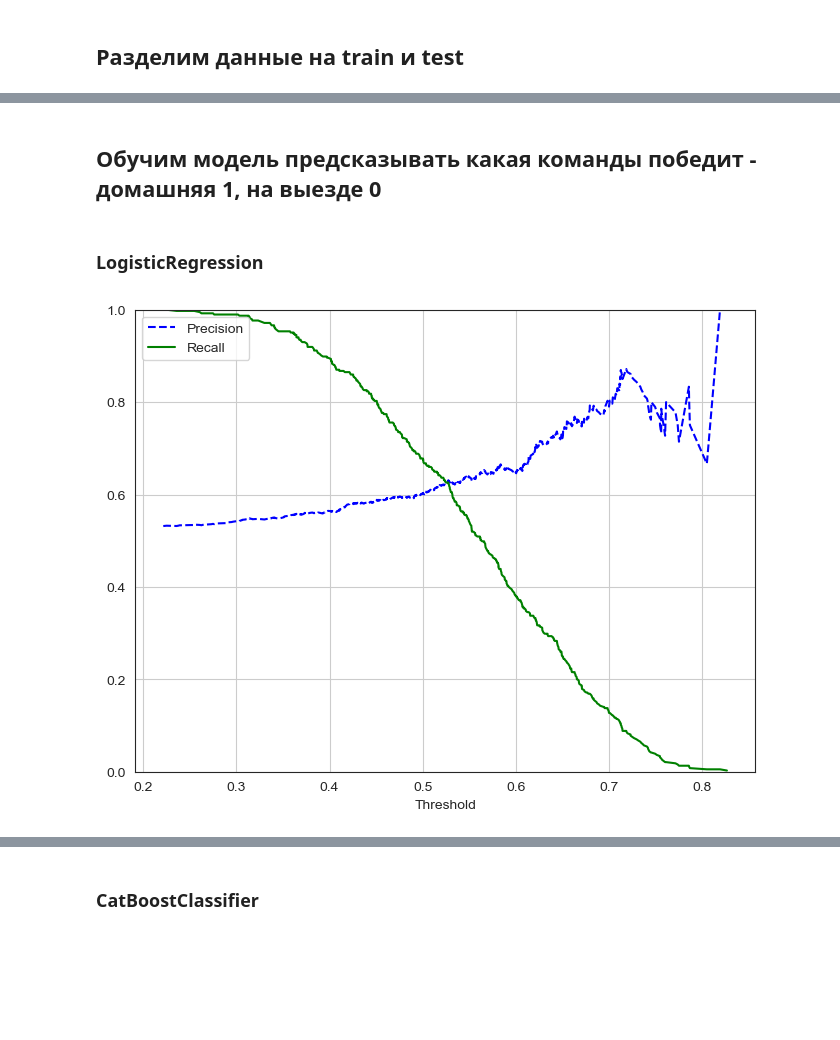
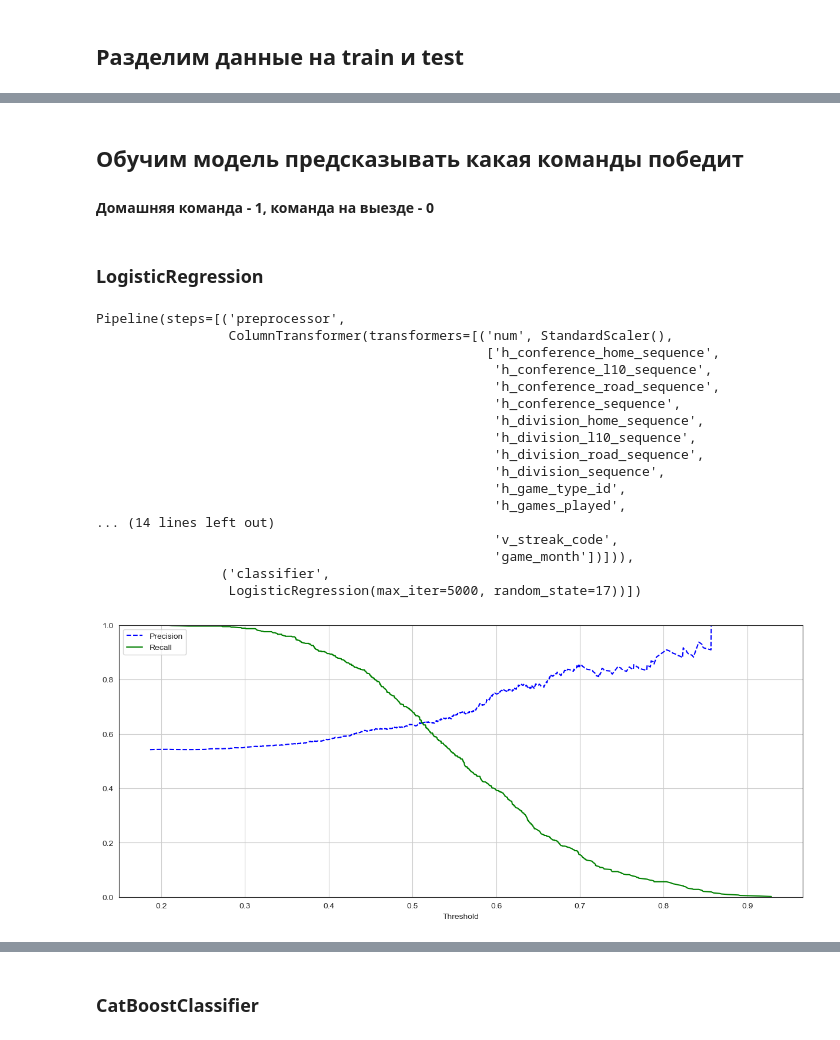
Before and after one commit to maxgalanov/nhl-ml-project, a Jupyter notebook: nhl_project/notebooks/EDA_train_model.ipynb, the cells around one changed output, grey strips where cells are left out. Cells and saved outputs as stored; diff of their text form; code cells hidden in the pictures; blank space fills up the shorter version.

```diff
--- a/nhl_project/notebooks/EDA_train_model.ipynb
+++ b/nhl_project/notebooks/EDA_train_model.ipynb
@@ -49,2 +173,0 @@ missingno.matrix(df_games, figsize=(20, 7), label_rotation=45, fontsize=10);
-# %%
-df_games.dropna(inplace=True)
@@ -51,3 +203,11 @@ df_games.dropna(inplace=True)
+# %%
+df_games = df_games[df_games.season >= 20112012]
+
+df_games['h_avg_home_goals_for'] = df_games['h_home_goals_for'] / df_games['h_home_games_played']
+df_games['v_avg_road_goals_against'] = df_games['v_road_goals_against'] / df_games['v_road_games_played']
+
+df_games['v_avg_road_goals_for'] = df_games['v_road_goals_for'] / df_games['v_road_games_played']
+df_games['h_avg_home_goals_against'] = df_games['h_home_goals_against'] / df_games['h_home_games_played']
 # %%
 fig = plt.figure(figsize=(20, 18))
 gs = gridspec.GridSpec(3, 2)
@@ -116,3 +285,17 @@ fig.update_layout(
 )
 
 fig.show()
+# %%
+games_merged = (
+    pd.merge(
+        df_games,
+        nhl_games_odds,
+        on=["home_team_name", "game_date", "visiting_team_name"],
+        how="inner",
+    )
+    .sort_values(by="game_date")
+    .fillna(0)
+)
+games_merged.drop(columns=["eastern_dt"], inplace=True)
+
+games_merged.tail()
@@ -170,11 +363,12 @@ categorical_features = [
 
 numeric_features = X_train.drop(columns=categorical_features).select_dtypes(include=['int64', 'float64']).columns.tolist()
 # %% [markdown]
-## Обучим модель предсказывать какая команды победит - домашняя 1, на выезде 0
+## Обучим модель предсказывать какая команды победит
+#### Домашняя команда - 1, команда на выезде - 0
 # %% [markdown]
 ### LogisticRegression
 # %%
-categorical_transformer = OneHotEncoder(handle_unknown='ignore')
+categorical_transformer = OneHotEncoder(handle_unknown='ignore', drop='first')
 
 numeric_transformer = StandardScaler()
 
@@ -184,24 +378,42 @@ preprocessor = ColumnTransformer(
         ('cat', categorical_transformer, categorical_features)
     ])
 
-pipeline = Pipeline(steps=[('preprocessor', preprocessor),
+pipeline_lg = Pipeline(steps=[('preprocessor', preprocessor),
                            ('classifier', LogisticRegression(max_iter=5000, random_state=17))])
 
-pipeline.fit(X_train, y_train)
-
-y_proba = pipeline.predict_proba(X_test)
-y_proba_win = y_proba[:, 1]
+pipeline_lg.fit(X_train, y_train)
+# %% [output]
+Pipeline(steps=[('preprocessor',
+                 ColumnTransformer(transformers=[('num', StandardScaler(),
+                                                  ['h_conference_home_sequence',
+                                                   'h_conference_l10_sequence',
+                                                   'h_conference_road_sequence',
+                                                   'h_conference_sequence',
+                                                   'h_division_home_sequence',
+                                                   'h_division_l10_sequence',
+                                                   'h_division_road_sequence',
+                                                   'h_division_sequence',
+                                                   'h_game_type_id',
+                                                   'h_games_played',
+... (14 lines left out)
+                                                   'v_streak_code',
+                                                   'game_month'])])),
+                ('classifier',
+                 LogisticRegression(max_iter=5000, random_state=17))])
 # %%
-precisions, recalls, thresholds = precision_recall_curve(y_test, y_proba_win)
+y_proba_lg = pipeline_lg.predict_proba(X_test)
+y_proba_win_lg = y_proba_lg[:, 1]
 
-plt.figure(figsize=(8, 6))
+precisions, recalls, thresholds = precision_recall_curve(y_test, y_proba_win_lg)
+
+plt.figure(figsize=(15, 6))
 plt.plot(thresholds, precisions[:-1], 'b--', label='Precision')
 plt.plot(thresholds, recalls[:-1], 'g-', label='Recall')
 plt.xlabel('Threshold')
 plt.legend(loc='upper left')
 plt.ylim([0,1])
 plt.grid()
 plt.show()
 # %% [output]
-[figure, old version]
+[figure, new version]
 # %%
```
Also changed, not shown: parts of 64 cells of this notebook.
